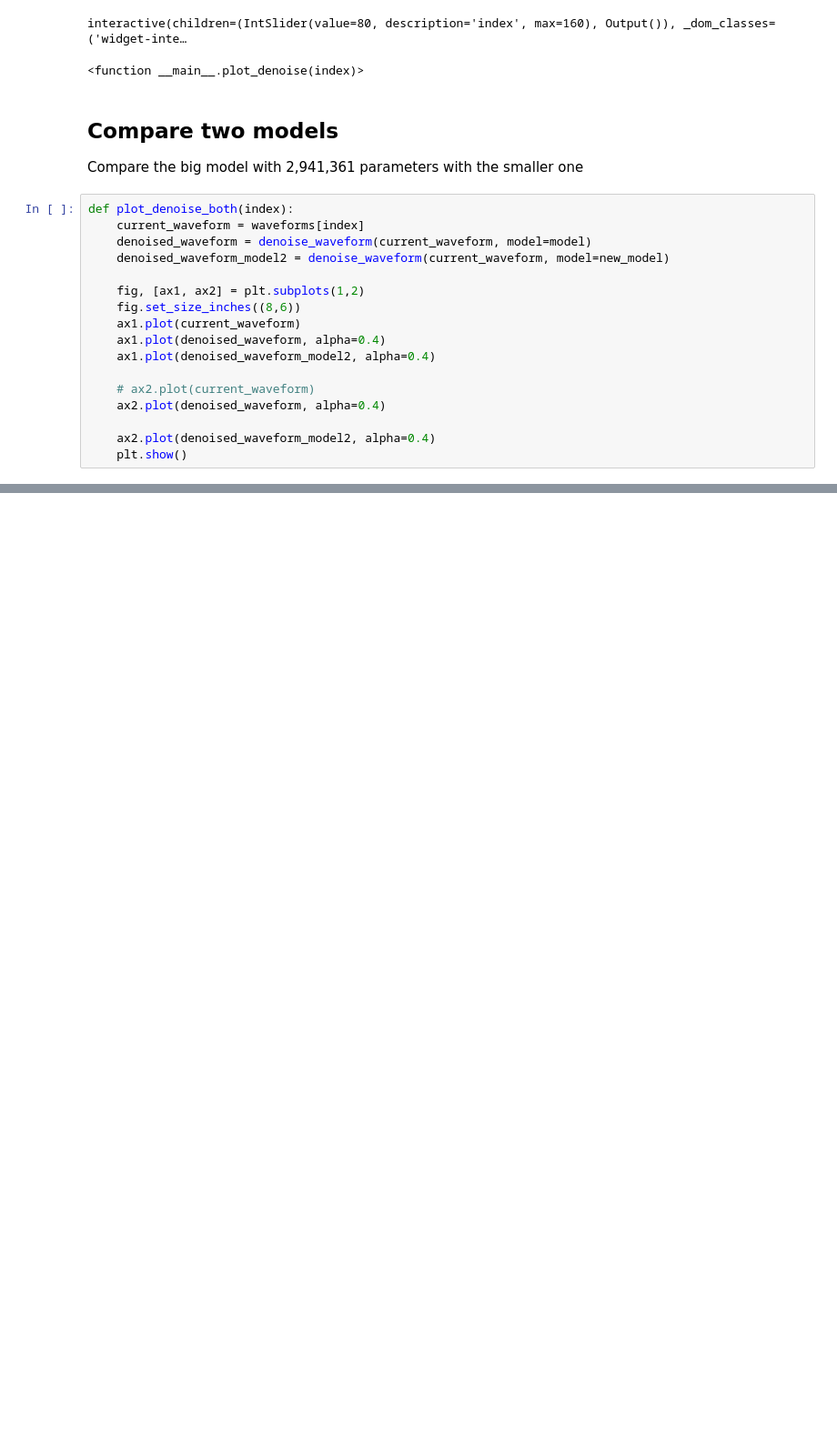
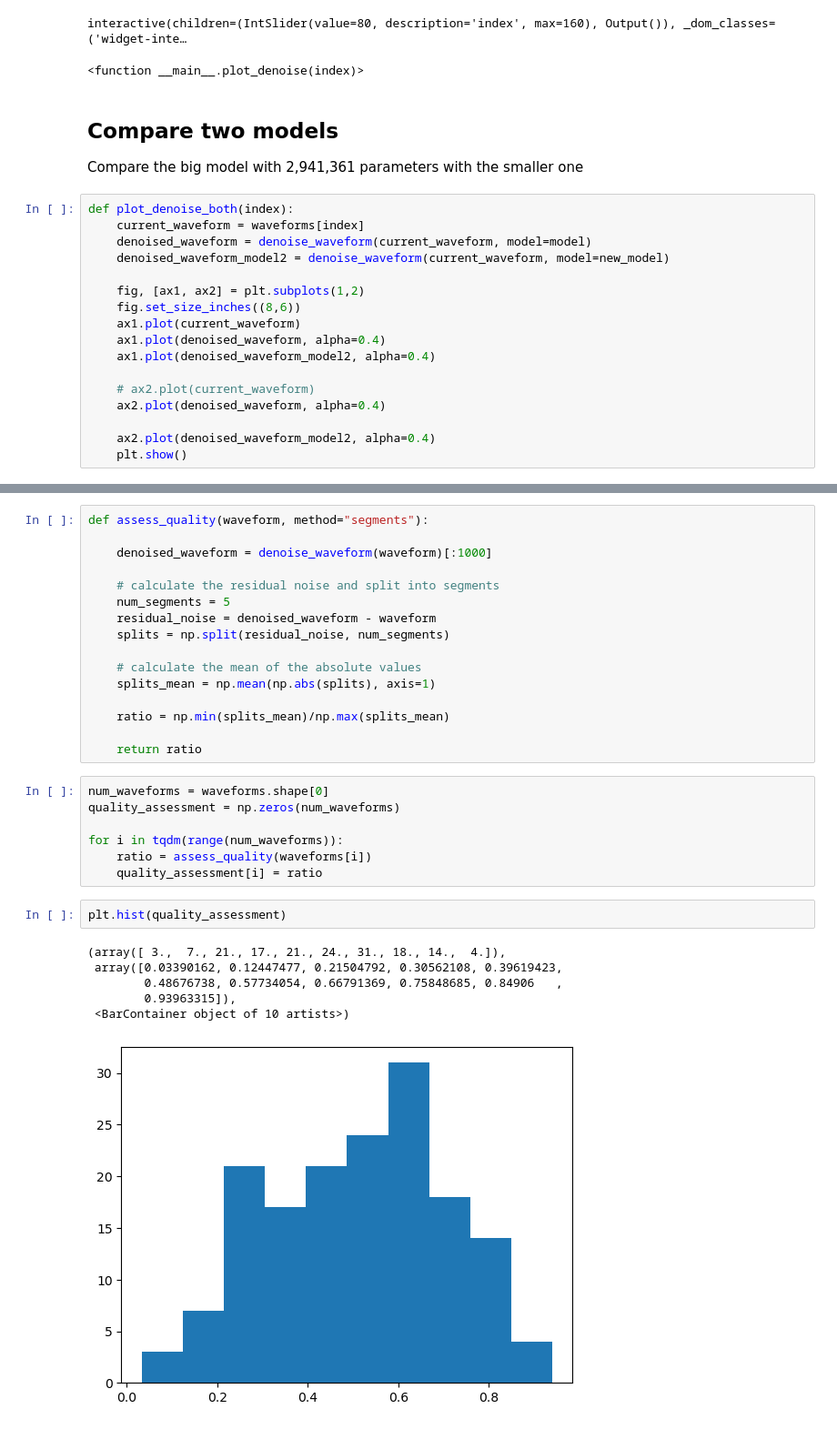
Before and after one commit to alexmundt/waveform-stft-denoise, a Jupyter notebook: Model - Testing.ipynb, the cells around one changed output, grey strips where cells are left out. Shown at 91% size. Cells and saved outputs as stored; diff of their text form; blank space fills up the shorter version.

```diff
--- a/Model - Testing.ipynb
+++ b/Model - Testing.ipynb
@@ -134,0 +226,32 @@ interactive(children=(IntSlider(value=123, description='index', max=246), Output
+# %%
+def assess_quality(waveform, method="segments"):
+
+    denoised_waveform = denoise_waveform(waveform)[:1000]
+
+    # calculate the residual noise and split into segments
+    num_segments = 5
+    residual_noise = denoised_waveform - waveform
+    splits = np.split(residual_noise, num_segments)
+
+    # calculate the mean of the absolute values
+    splits_mean = np.mean(np.abs(splits), axis=1)
+
+    ratio = np.min(splits_mean)/np.max(splits_mean)
+
+    return ratio
+# %%
+num_waveforms = waveforms.shape[0]
+quality_assessment = np.zeros(num_waveforms)
+
+for i in tqdm(range(num_waveforms)):
+    ratio = assess_quality(waveforms[i])
+    quality_assessment[i] = ratio
+# %%
+plt.hist(quality_assessment)
+# %% [output]
+(array([ 3.,  7., 21., 17., 21., 24., 31., 18., 14.,  4.]),
+ array([0.03390162, 0.12447477, 0.21504792, 0.30562108, 0.39619423,
+        0.48676738, 0.57734054, 0.66791369, 0.75848685, 0.84906   ,
+        0.93963315]),
+ <BarContainer object of 10 artists>)
+[figure, added]
```
Also changed, not shown: parts of 22 cells of this notebook.
